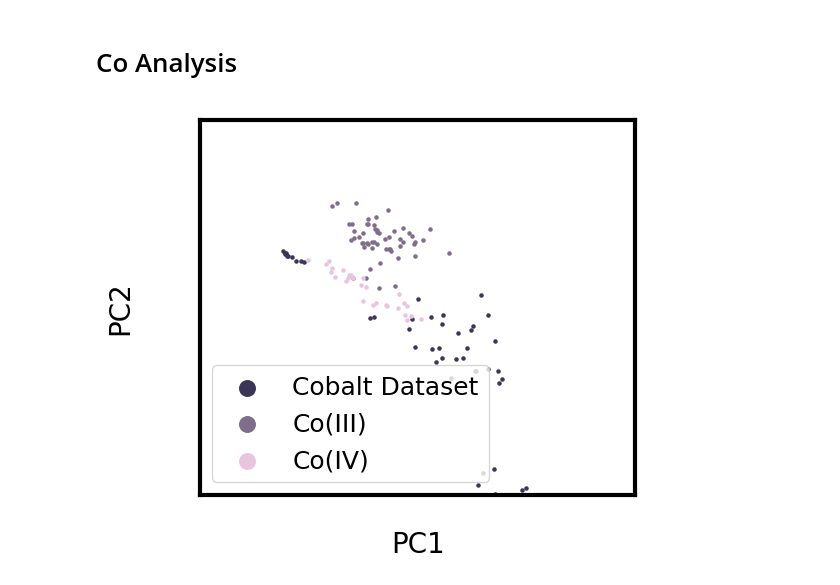
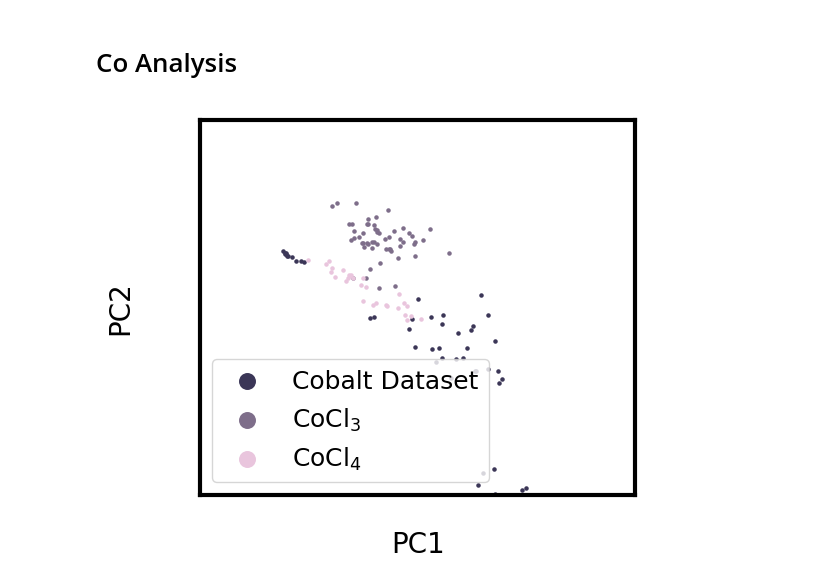
Before and after one commit to YangLab-GT/umlip_bias_finetuning, a Jupyter notebook: analysis/figure_notebook.ipynb, the cells around one changed output. Drawn from its saved outputs; the diff is of its cells as text; code cells hidden in the pictures.

```diff
--- a/analysis/figure_notebook.ipynb
+++ b/analysis/figure_notebook.ipynb
@@ -488,3 +496,14 @@ fig.savefig("figures/results_PCA_per_iteration.svg")
 fig.show()
 # %% [output]
 [figure]
+# %%
+n50pt_set = read("../data/ChClCA_Finetuning/Naive/Finetuned_Models/N-50pts/ft_dataset_raw.xyz", index=':')
+n40pt_set = read("../data/ChClCA_Finetuning/Naive/Finetuned_Models/N-40pts/40pt_dataset_raw.xyz", index=':')
+n31pt_set = read("../data/ChClCA_Finetuning/Naive/Finetuned_Models/N-31pts/31pt_dataset_raw.xyz", index=':')
+n21pt_set = read("../data/ChClCA_Finetuning/Naive/Finetuned_Models/N-21pts/21pt_dataset_raw.xyz", index=':')
+n10pt_set = read("../data/ChClCA_Finetuning/Naive/Finetuned_Models/N-10pts/10pt_dataset_raw.xyz", index=':')
+all_naive_data = n10pt_set + n21pt_set + n31pt_set + n40pt_set + n50pt_set
+species = set()
+for atoms in all_naive_data:
+    species.update(atoms.get_chemical_symbols())
+species = list(species)
@@ -998,27 +1109,21 @@ X_extrap_pca = X_extrap_pca.reshape(55, 197, 5)
 X_interp_pca = X_interp_pca.reshape(29, 197, 5)
 X_pca_reshaped = X_naive_pca.reshape(50, 197, 5)
 # %%
-# ---- 3D Plot ----
 fig, ax = plt.subplots(1, 1, figsize=(6, 5))
 ax.scatter(X_pca_reshaped[:, 1, 0], X_pca_reshaped[:, 1, 1], s=5, alpha=1, color=colors[5],
            label='Cobalt Dataset')
 ax.scatter(X_extrap_pca[:, 0, 0], X_extrap_pca[:, 0, 1], s=5, alpha=1, color=colors[3],
-           label='Co(III)')
+           label=r'$\mathregular{CoCl_3}$')
 ax.scatter(X_interp_pca[:, 0, 0], X_interp_pca[:, 0, 1], s=5, alpha=1, color=colors[0],
-           label='Co(IV)')
+           label=r'$\mathregular{CoCl_4}$')
 ax.set_xlabel("PC1")
 ax.set_ylabel("PC2")
-# ax.set_zlabel("C3")
-
 ax.tick_params(axis='both', which='both', labelcolor=(0,0,0,0))
 ax.tick_params(axis='both', which='both', color=(0,0,0,0))
-# Legend
 ax.legend(markerscale=5)
 ax.set_xlim([-2.5, 0])
 ax.set_ylim([-2.5, 0])
-# ax.set_zticks([])
-# ax.set_box_aspect(None, zoom=0.85)
 fig.tight_layout()
 fig.savefig("figures/results_cobaltPCA.svg")
 # %% [output]
-[figure, old version]
+[figure, new version]
```
Also changed, not shown: parts of 10 cells of this notebook, 20 other files.
